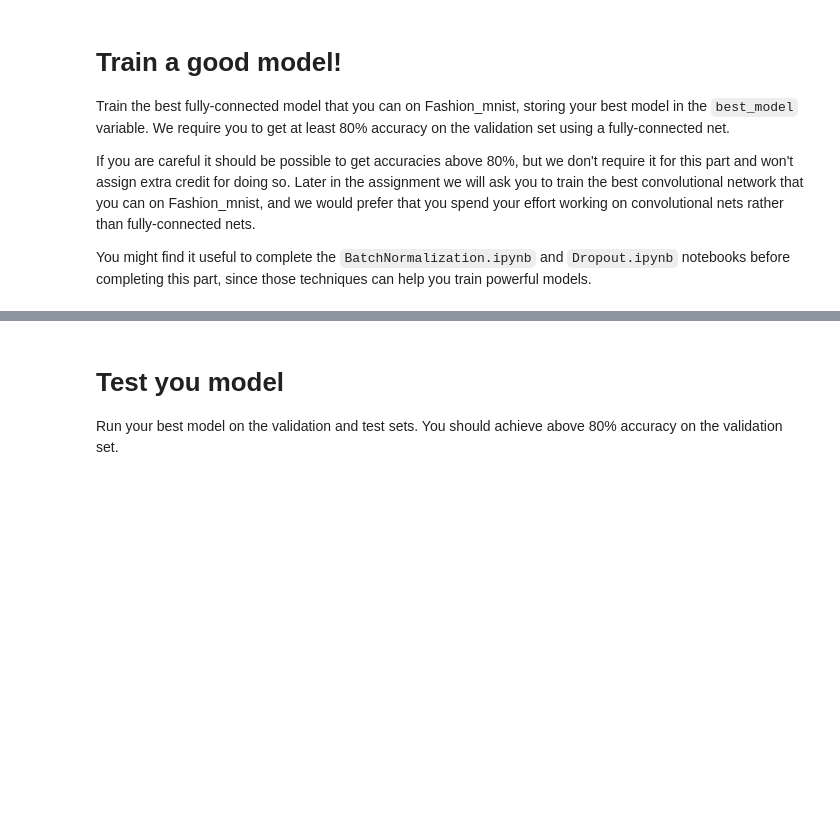
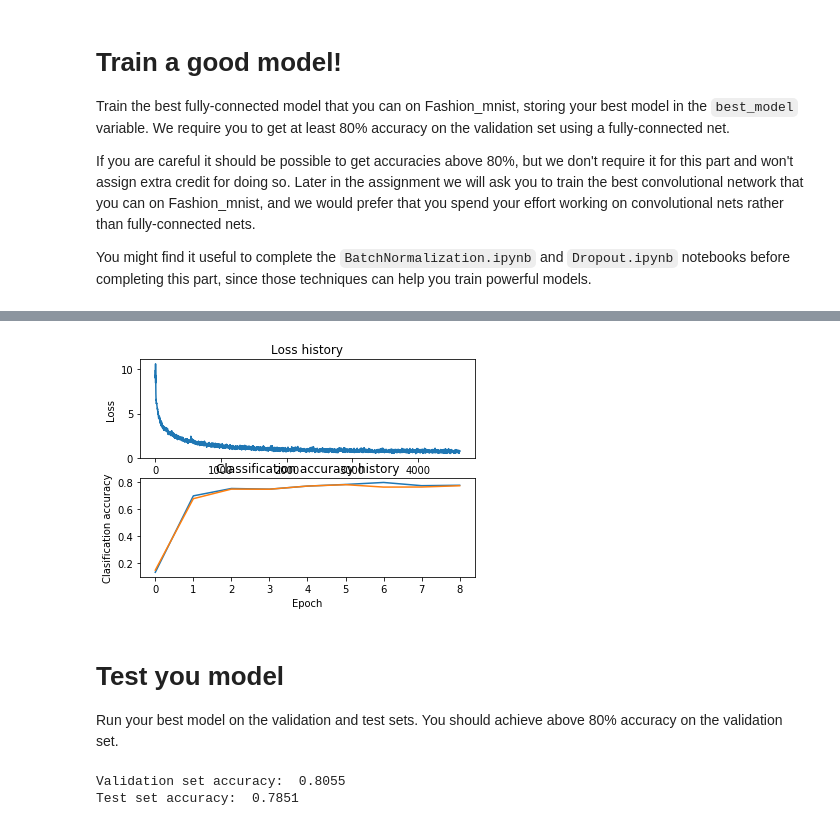
Before and after one commit to TimerChen/MS325_Assignment2, a Jupyter notebook: FullyConnectedNets.ipynb, the cells around one changed output, grey strips where cells are left out. Drawn from its saved outputs; the diff is of its cells as text; code cells hidden in the pictures; blank space fills up the shorter version.

```diff
--- a/FullyConnectedNets.ipynb
+++ b/FullyConnectedNets.ipynb
@@ -613,23 +796,24 @@ y_val= data['y_val']
 X_test= data['X_test']
 y_test= data['y_test']
 
-learning_rate =
-weight_scale =
+learning_rate = 1e-3
+weight_scale = 4e-2
 model = FullyConnectedNet([600, 500, 400, 300, 200, 100],
-                weight_scale=weight_scale, dtype=np.float64, dropout=, use_batchnorm=, reg=)
+                weight_scale=weight_scale, dtype=np.float64, dropout=False, use_batchnorm=False, reg=0.005)
 solver = Solver(model, data,
-                print_every=500, num_epochs=, batch_size=,
+                print_every=500, num_epochs=8, batch_size=100,
                 update_rule='adam',
                 optim_config={
                   'learning_rate': learning_rate,
                 },
-                lr_decay=
+                lr_decay= 0.97
          )
 
 solver.train()
-scores =
-y_pred =
-acc =
+
+scores = model.loss(data['X_test'])
+y_pred = np.argmax(scores, axis = 1)
+acc = np.mean(data['y_test'] == y_pred)
 print ('test acc: %f' %(acc))
 best_model = model
 
@@ -649,3 +833,4 @@ plt.show()
 ################################################################################
 #                              END OF YOUR CODE                                #
 ################################################################################
+# %% [output]
@@ -652,3 +857,4 @@ plt.show()
+[figure, added]
 # %% [markdown]
 # Test you model
 Run your best model on the validation and test sets. You should achieve above 80% accuracy on the validation set.
@@ -657,3 +863,6 @@ y_test_pred = np.argmax(best_model.loss(data['X_test']), axis=1)
 y_val_pred = np.argmax(best_model.loss(data['X_val']), axis=1)
 print('Validation set accuracy: ', (y_val_pred == data['y_val']).mean())
 print('Test set accuracy: ', (y_test_pred == data['y_test']).mean())
+# %% [output]
+Validation set accuracy:  0.8055
+Test set accuracy:  0.7851
```
Also changed, not shown: parts of 21 cells of this notebook, 6 other files.
